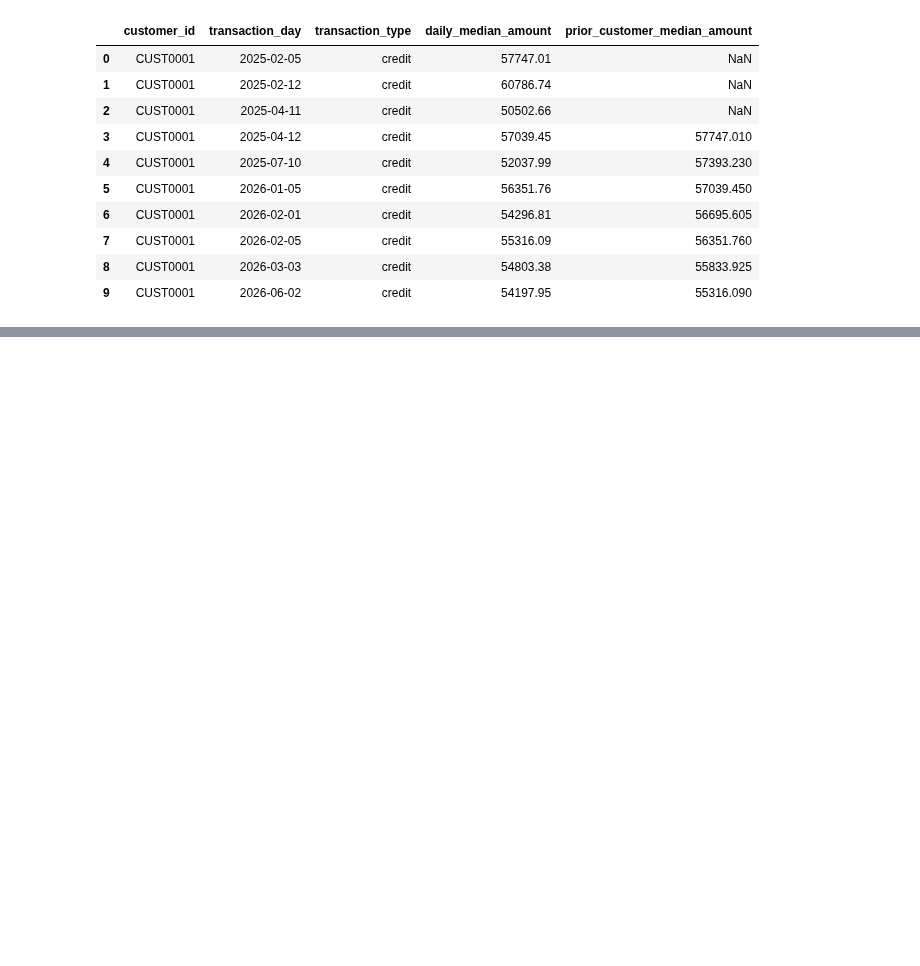
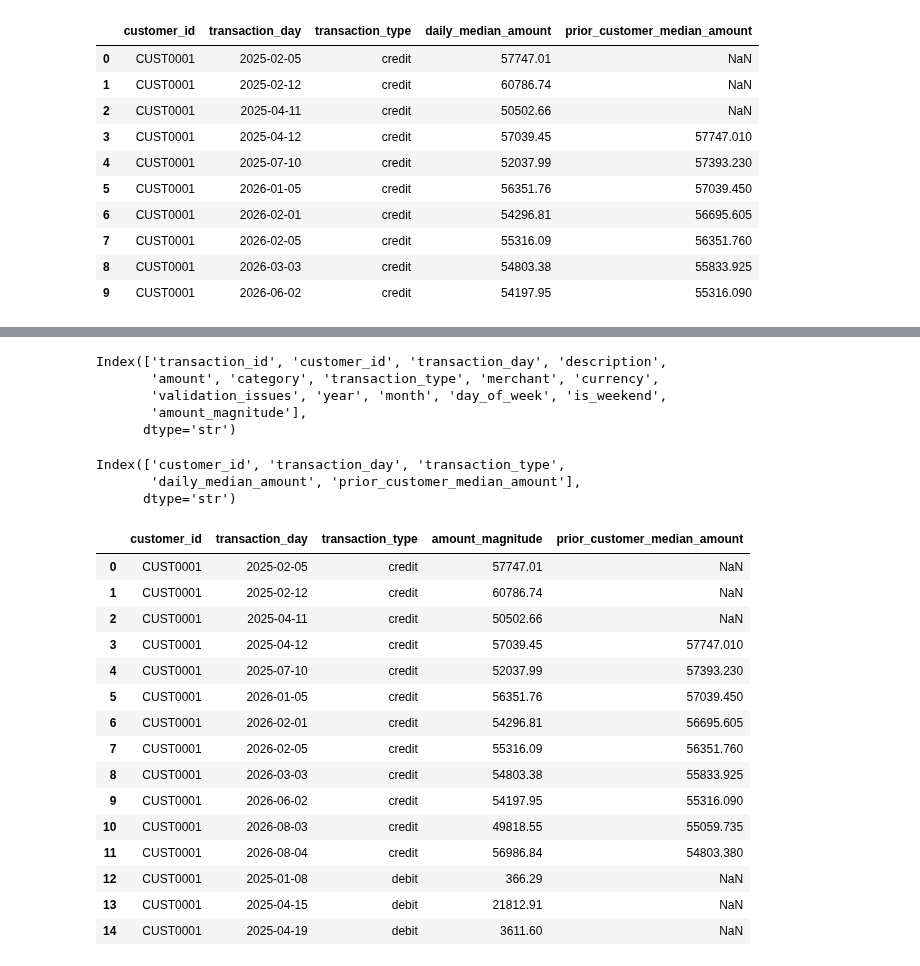
Before and after one commit to ReinSoup/Financial-Transaction-Intelligence, a Jupyter notebook: notebooks/transaction_anomaly.ipynb, the cells around one changed output, grey strips where cells are left out. Cells and saved outputs as stored; diff of their text form; code cells hidden in the pictures; blank space fills up the shorter version.

```diff
--- a/notebooks/transaction_anomaly.ipynb
+++ b/notebooks/transaction_anomaly.ipynb
@@ -459,0 +472,57 @@ daily_amounts.head(10)
+# %%
+behavior_transactions.columns
+# %% [output]
+Index(['transaction_id', 'customer_id', 'transaction_day', 'description',
+       'amount', 'category', 'transaction_type', 'merchant', 'currency',
+       'validation_issues', 'year', 'month', 'day_of_week', 'is_weekend',
+       'amount_magnitude'],
+      dtype='str')
+# %%
+daily_amounts.columns
+# %% [output]
+Index(['customer_id', 'transaction_day', 'transaction_type',
+       'daily_median_amount', 'prior_customer_median_amount'],
+      dtype='str')
+# %%
+behavior_transactions = behavior_transactions.merge(
+    daily_amounts[
+        [
+            "customer_id",
+            "transaction_day",
+            "transaction_type",
+            "prior_customer_median_amount"
+        ]
+    ],
+    on = ["customer_id", "transaction_day", "transaction_type"],
+    how = "left",
+    validate= "many_to_one"
+)
+# %%
+display(
+    behavior_transactions[
+        [
+            "customer_id",
+            "transaction_day",
+            "transaction_type",
+            "amount_magnitude",
+            "prior_customer_median_amount"
+        ]
+    ].head(15)
+)
+# %% [output]
+|  | customer_id | transaction_day | transaction_type | amount_magnitude | prior_customer_median_amount |
+| 0 | CUST0001 | 2025-02-05 | credit | 57747.01 | NaN |
+| 1 | CUST0001 | 2025-02-12 | credit | 60786.74 | NaN |
+| 2 | CUST0001 | 2025-04-11 | credit | 50502.66 | NaN |
+| 3 | CUST0001 | 2025-04-12 | credit | 57039.45 | 57747.010 |
+| 4 | CUST0001 | 2025-07-10 | credit | 52037.99 | 57393.230 |
+| 5 | CUST0001 | 2026-01-05 | credit | 56351.76 | 57039.450 |
+| 6 | CUST0001 | 2026-02-01 | credit | 54296.81 | 56695.605 |
+| 7 | CUST0001 | 2026-02-05 | credit | 55316.09 | 56351.760 |
+| 8 | CUST0001 | 2026-03-03 | credit | 54803.38 | 55833.925 |
+| 9 | CUST0001 | 2026-06-02 | credit | 54197.95 | 55316.090 |
+| 10 | CUST0001 | 2026-08-03 | credit | 49818.55 | 55059.735 |
+| 11 | CUST0001 | 2026-08-04 | credit | 56986.84 | 54803.380 |
+| 12 | CUST0001 | 2025-01-08 | debit | 366.29 | NaN |
+| 13 | CUST0001 | 2025-04-15 | debit | 21812.91 | NaN |
+| 14 | CUST0001 | 2025-04-19 | debit | 3611.60 | NaN |
```
Also changed, not shown: parts of 3 cells of this notebook, 1 other file.
